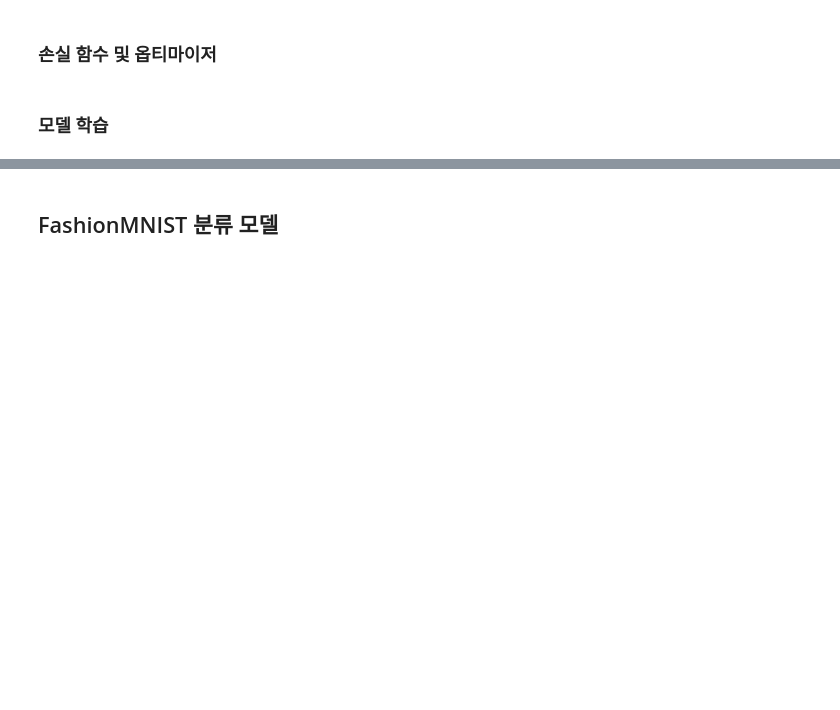
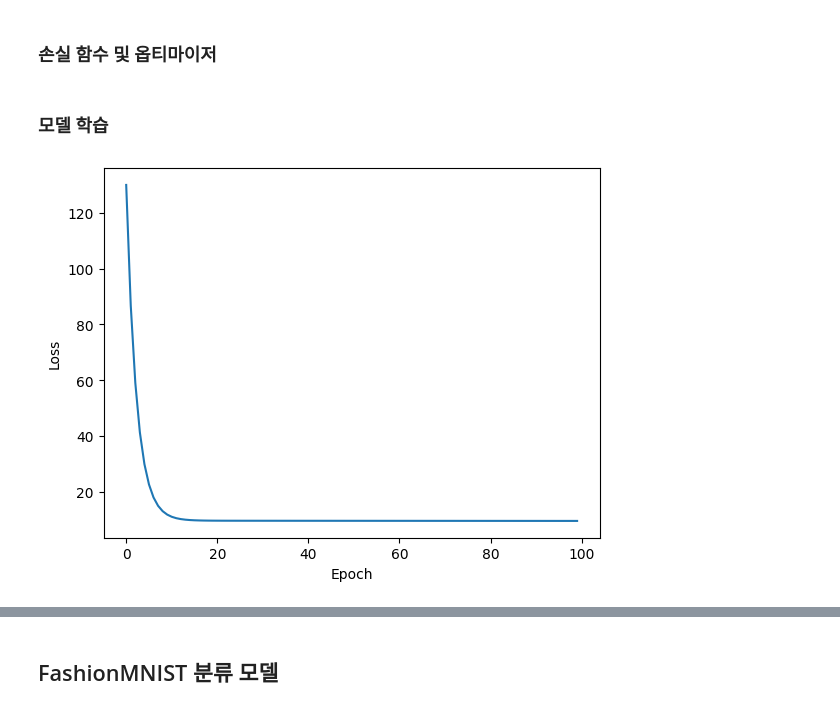
Before and after one commit to doogun/deep-learning-from-scratch, a Jupyter notebook: _6_파이토치(PyTorch)_한번에_끝내기_ipynb의_사본.ipynb, the cells around one changed output, grey strips where cells are left out. Cells and saved outputs as stored; diff of their text form; code cells hidden in the pictures; blank space fills up the shorter version.

```diff
--- a/_6_파이토치(PyTorch)_한번에_끝내기_ipynb의_사본.ipynb
+++ b/_6_파이토치(PyTorch)_한번에_끝내기_ipynb의_사본.ipynb
@@ -1413,4 +1477,25 @@ tensor(0.1000)
 # %% [markdown]
 ### 손실 함수 및 옵티마이저
+# %%
+
+criterion=nn.MSELoss()
+optimizer=optim.SGD(model.parameters(), lr=0.001)
 # %% [markdown]
 ### 모델 학습
+# %%
+epochs=100 #100번돌림
+losses=[]   #결과 저장
+for epoch in range(epochs):
+  optimizer.zero_grad()  #처음에 0으로 초기화
+  y_pred=model(X)
+  loss=criterion(y_pred, y)  #손실함수:실제값과 예측값의 차이
+  losses.append(loss.item())  #차이를 배열에 넣어라
+  loss.backward()   #자동미분후 업데이트
+  optimizer.step()  #다음 step으로 이동
+# %%
+plt.plot(range(epochs), losses)
+plt.ylabel('Loss')
+plt.xlabel('Epoch')
+plt.show()  #손실함수가 줄어듬
+# %% [output]
+[figure, added]
```
Also changed, not shown: parts of 12 cells of this notebook.
